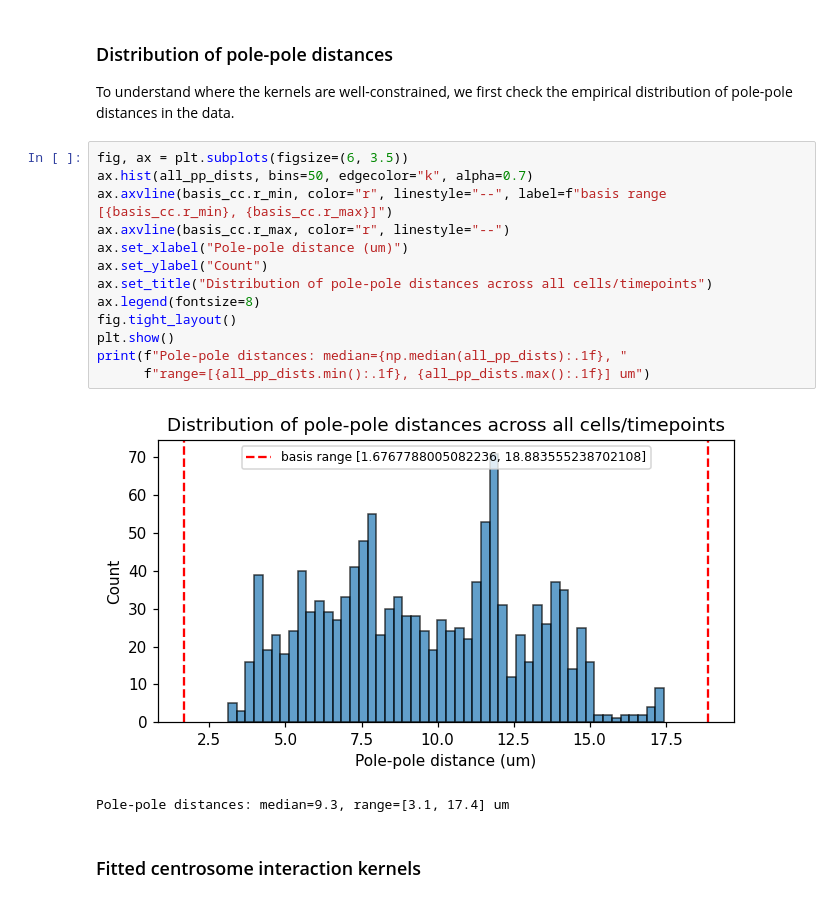
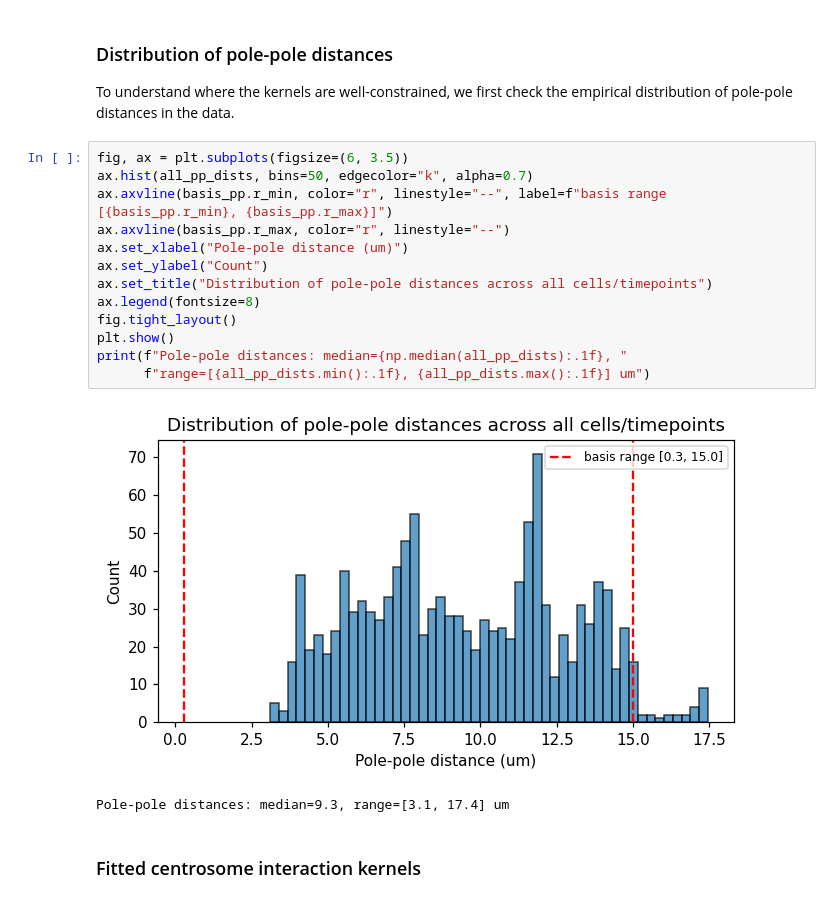
Before and after one commit to chris-miles/chrom-learning-2026, a Jupyter notebook: notebooks/ipynb/03_chromosomes_follow_centrosomes.ipynb, the cells around one changed output. Drawn from its saved outputs; the diff is of its cells as text.

```diff
--- a/notebooks/ipynb/03_chromosomes_follow_centrosomes.ipynb
+++ b/notebooks/ipynb/03_chromosomes_follow_centrosomes.ipynb
@@ -355,18 +379,18 @@ the empirical distribution of pole-pole distances in the data.
 # %%
 fig, ax = plt.subplots(figsize=(6, 3.5))
 ax.hist(all_pp_dists, bins=50, edgecolor="k", alpha=0.7)
-ax.axvline(basis_cc.r_min, color="r", linestyle="--", label=f"basis range [{basis_cc.r_min}, {basis_cc.r_max}]")
-ax.axvline(basis_cc.r_max, color="r", linestyle="--")
+ax.axvline(basis_pp.r_min, color="r", linestyle="--", label=f"basis range [{basis_pp.r_min}, {basis_pp.r_max}]")
+ax.axvline(basis_pp.r_max, color="r", linestyle="--")
 ax.set_xlabel("Pole-pole distance (um)")
 ax.set_ylabel("Count")
 ax.set_title("Distribution of pole-pole distances across all cells/timepoints")
 ax.legend(fontsize=8)
 fig.tight_layout()
 plt.show()
 print(f"Pole-pole distances: median={np.median(all_pp_dists):.1f}, "
       f"range=[{all_pp_dists.min():.1f}, {all_pp_dists.max():.1f}] um")
 # %% [output]
-[figure, old version]
+[figure, new version]
 Pole-pole distances: median=9.3, range=[3.1, 17.4] um
 # %% [markdown]
 ### Fitted centrosome interaction kernels
```
Also changed, not shown: parts of 19 cells of this notebook, 23 other files.
